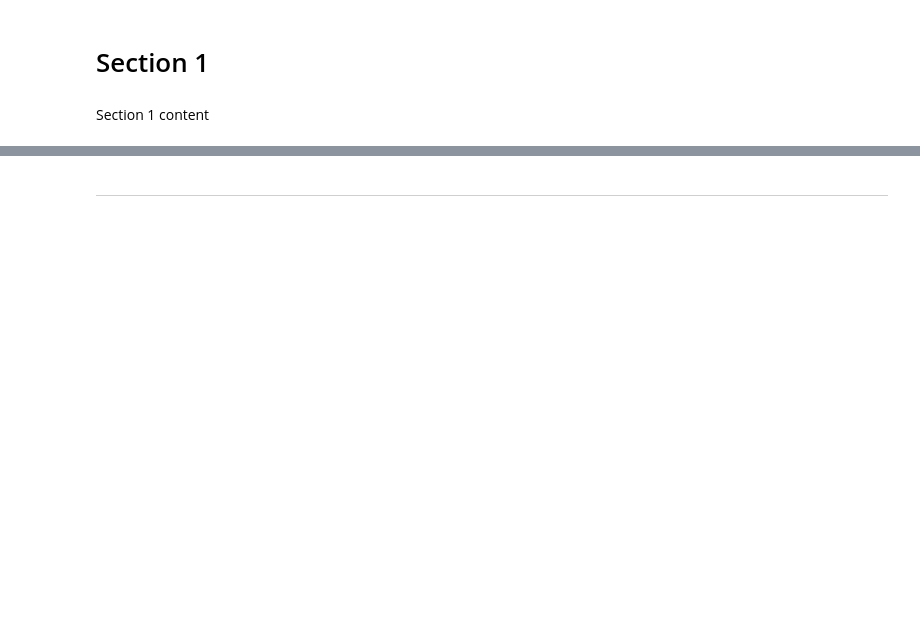
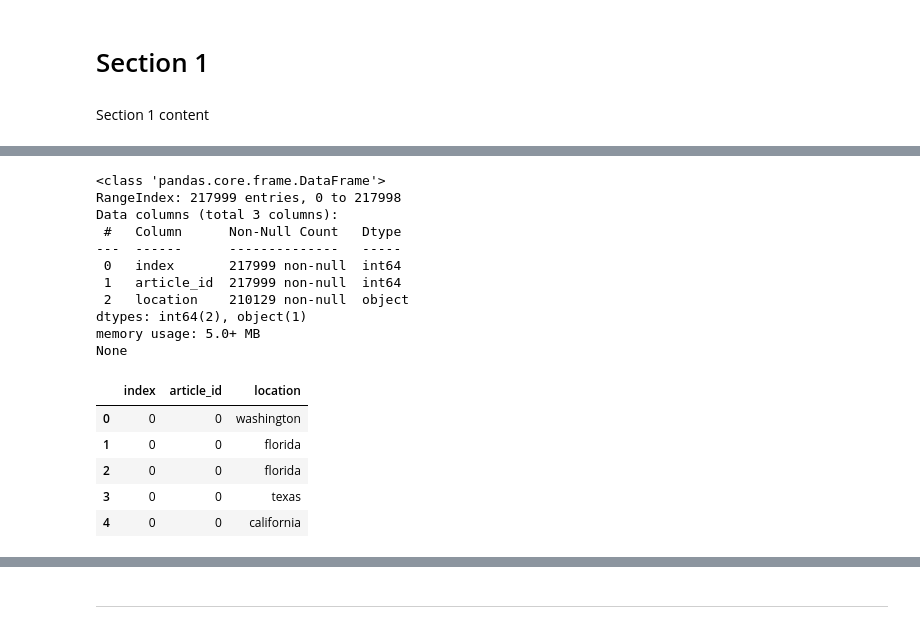
Before and after one commit to Hysnap/CapStoneProject_2025, a Jupyter notebook: 5_dashboard/Capstone_Dashboard_visualizations.ipynb, the cells around one changed output, grey strips where cells are left out. Cells and saved outputs as stored; diff of their text form; code cells hidden in the pictures; blank space fills up the shorter version.

```diff
--- a/5_dashboard/Capstone_Dashboard_visualizations.ipynb
+++ b/5_dashboard/Capstone_Dashboard_visualizations.ipynb
@@ -55,0 +104,23 @@ import seaborn as sns
+# %%
+# load locationsfromarticle.zip file
+locationsfromarticle = pd.read_csv("data//locationsfromarticle.zip", compression='zip')
+print(locationsfromarticle.info())
+locationsfromarticle.head()
+# %% [output]
+<class 'pandas.core.frame.DataFrame'>
+RangeIndex: 217999 entries, 0 to 217998
+Data columns (total 3 columns):
+ #   Column      Non-Null Count   Dtype
+---  ------      --------------   -----
+ 0   index       217999 non-null  int64
+ 1   article_id  217999 non-null  int64
+ 2   location    210129 non-null  object
+dtypes: int64(2), object(1)
+memory usage: 5.0+ MB
+None
+|  | index | article_id | location |
+| 0 | 0 | 0 | washington |
+| 1 | 0 | 0 | florida |
+| 2 | 0 | 0 | florida |
+| 3 | 0 | 0 | texas |
+| 4 | 0 | 0 | california |
```
Also changed, not shown: parts of 8 cells of this notebook, 11 other files.
